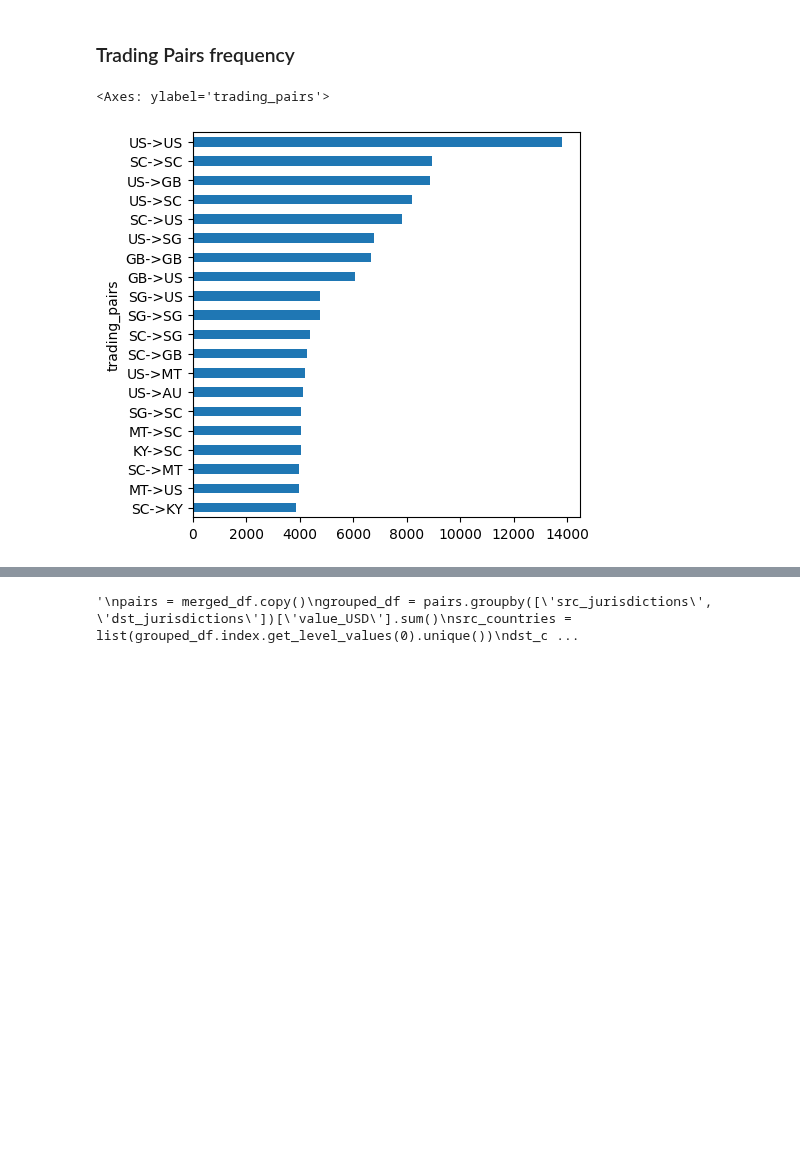
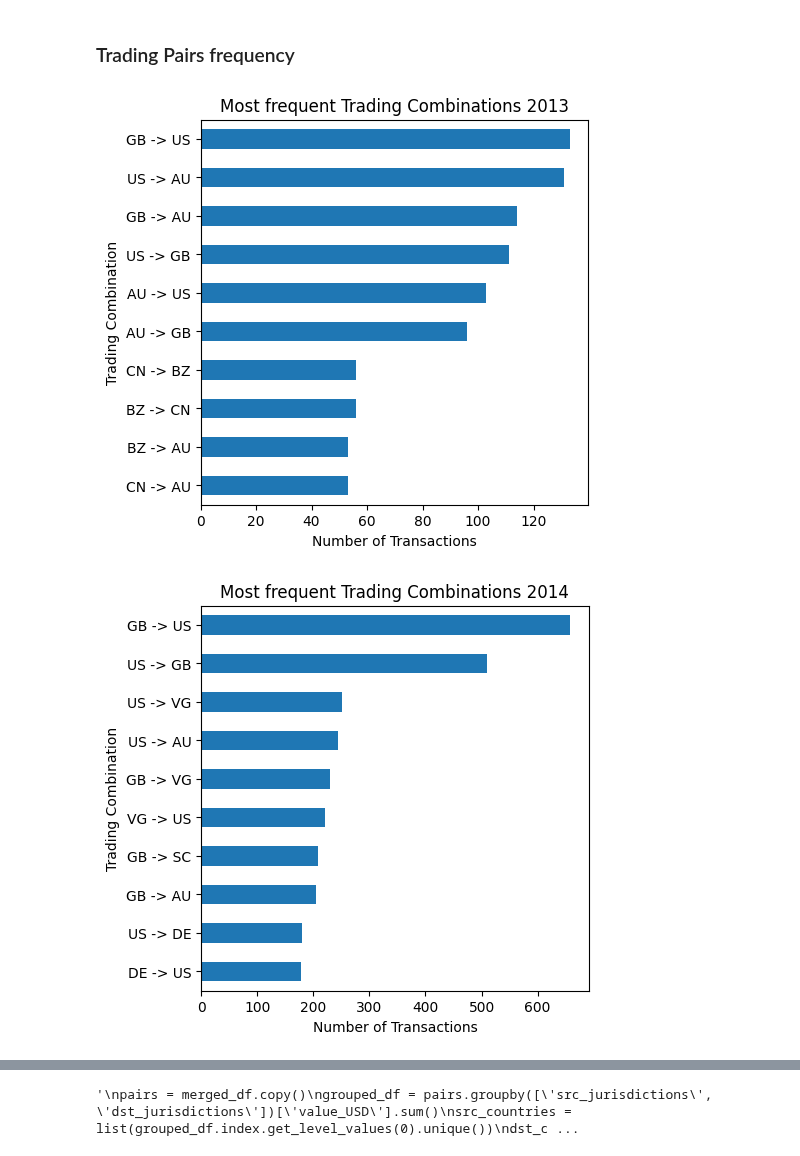
Before and after one commit to FlowDrucka64/MoneyFlow, a Jupyter notebook: data_exploration.ipynb, the cells around one changed output, grey strips where cells are left out. Cells and saved outputs as stored; diff of their text form; code cells hidden in the pictures; blank space fills up the shorter version.

Commit message:
Create trading combination images

```diff
--- a/data_exploration.ipynb
+++ b/data_exploration.ipynb
@@ -640,9 +640,17 @@ plt.show()
 ### Trading Pairs frequency
 # %%
 trading_pair_df = expanded_df.copy()
-trading_pair_df['trading_pairs'] = trading_pair_df['src_jurisdictions'] + '->' + trading_pair_df['dst_jurisdictions']
+trading_pair_df['trading_pairs'] = trading_pair_df['src_jurisdictions'] + ' -> ' + trading_pair_df['dst_jurisdictions']
 
-trading_pair_df.trading_pairs.value_counts().head(20)[::-1].plot.barh(figsize=(5, 5))
+# Create a grid of subplots
+
+for year in range(2013, 2023):
+    trading_pair_df[trading_pair_df.year == year].trading_pairs.value_counts().head(10)[::-1].plot.barh(figsize=(5, 5))
+    plt.xlabel('Number of Transactions')
+    plt.ylabel('Trading Combination')
+    plt.title(f'Most frequent Trading Combinations {year}')
+    plt.savefig(f'figs/trading_combination_{year}.png', bbox_inches='tight')
+    plt.show()
 # %% [output]
-<Axes: ylabel='trading_pairs'>
-[figure, old version]
+[figure, new version]
+[figure, added]
```
Also changed, not shown: parts of 2 cells of this notebook.
